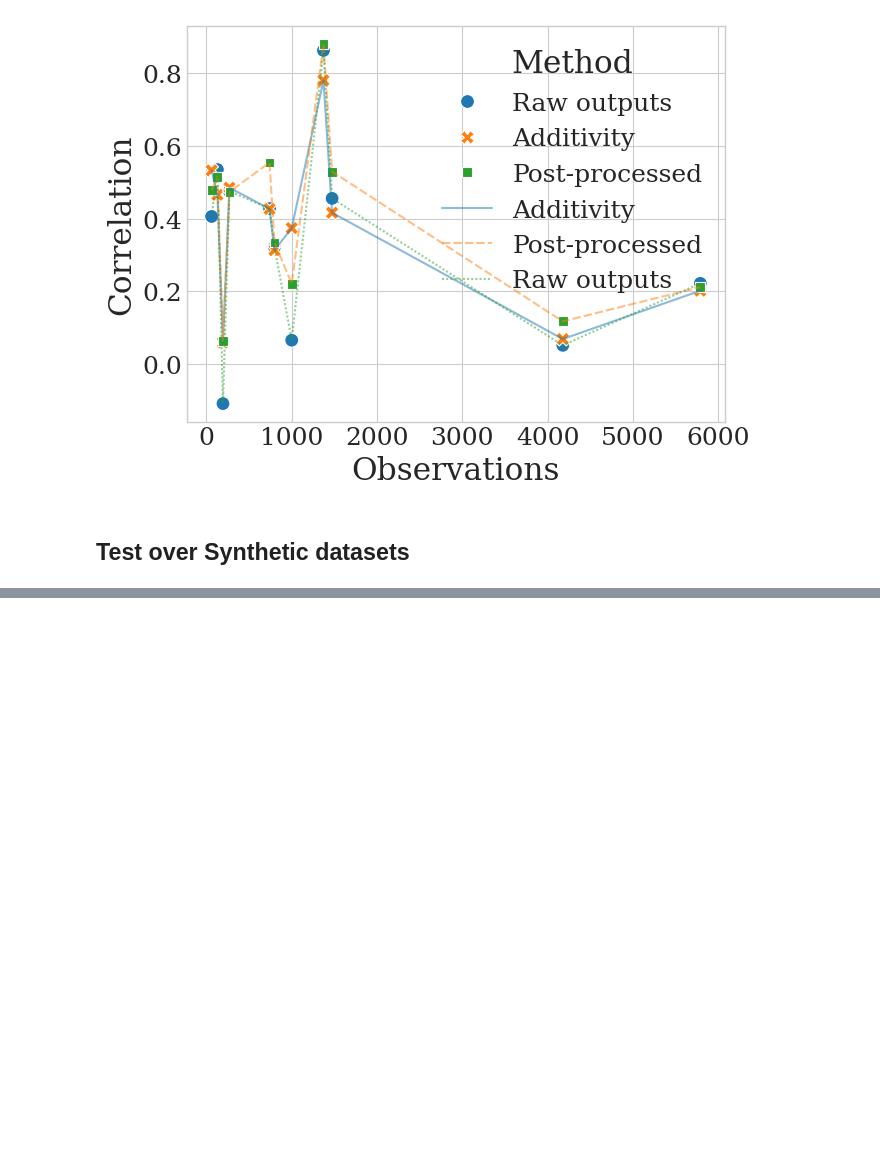
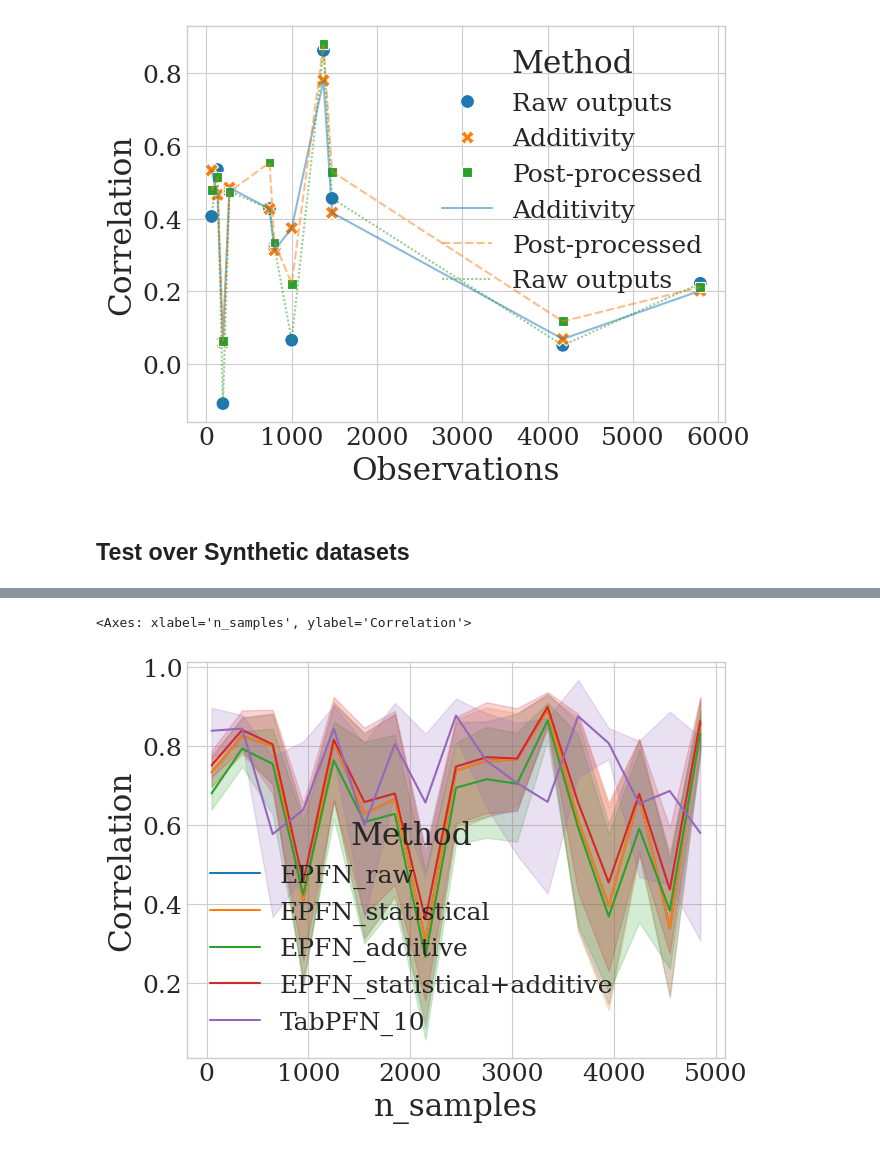
Before and after one commit to joaopfonseca/ExplainerPFN, a Jupyter notebook: notebooks/10-ablations.ipynb, the cells around one changed output, grey strips where cells are left out. Saved outputs shown, nothing was run; the diff lists cells and outputs as text; code cells hidden in the pictures; blank space fills up the shorter version.

```diff
--- a/notebooks/10-ablations.ipynb
+++ b/notebooks/10-ablations.ipynb
@@ -322,0 +289,5 @@ array([[ 0.55783021,  0.28803313,  0.12191616,  0.13651694],
+# %%
+sns.lineplot(data=df_corr_features, x="n_samples", y="Correlation", hue="Method")
+# %% [output]
+<Axes: xlabel='n_samples', ylabel='Correlation'>
+[figure, added]
```
Also changed, not shown: parts of 12 cells of this notebook.
